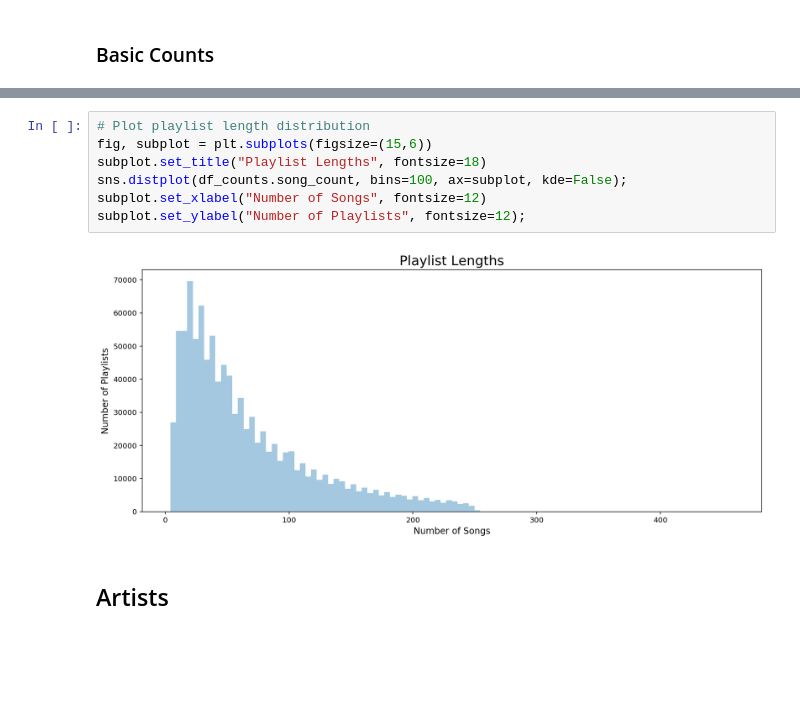
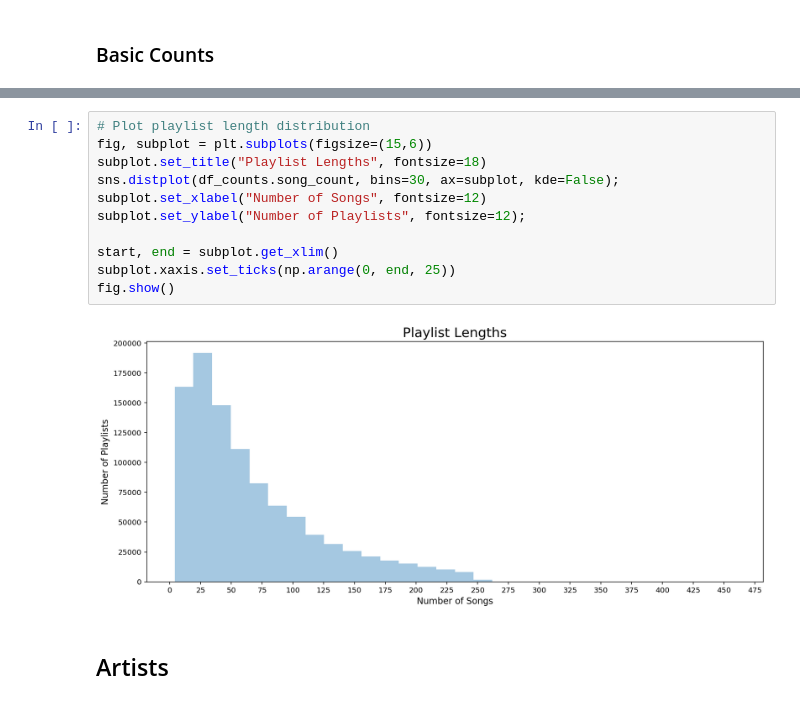
Before and after one commit to awgeezrick/CS109a_finalproject_group20, a Jupyter notebook: mark/Spotify-EDA.ipynb, the cells around one changed output, grey strips where cells are left out. Cells and saved outputs as stored; diff of their text form; blank space fills up the shorter version.

```diff
--- a/mark/Spotify-EDA.ipynb
+++ b/mark/Spotify-EDA.ipynb
@@ -134,12 +158,16 @@ Median number of songs per playlist: 49.0
 # %%
 # Plot playlist length distribution
 fig, subplot = plt.subplots(figsize=(15,6))
 subplot.set_title("Playlist Lengths", fontsize=18)
-sns.distplot(df_counts.song_count, bins=100, ax=subplot, kde=False);
+sns.distplot(df_counts.song_count, bins=30, ax=subplot, kde=False);
 subplot.set_xlabel("Number of Songs", fontsize=12)
 subplot.set_ylabel("Number of Playlists", fontsize=12);
+
+start, end = subplot.get_xlim()
+subplot.xaxis.set_ticks(np.arange(0, end, 25))
+fig.show()
 # %% [output]
-[figure, old version]
+[figure, new version]
 # %% [markdown]
 ## Artists
 # %%
```
Also changed, not shown: parts of 41 cells of this notebook, 8 other files.
